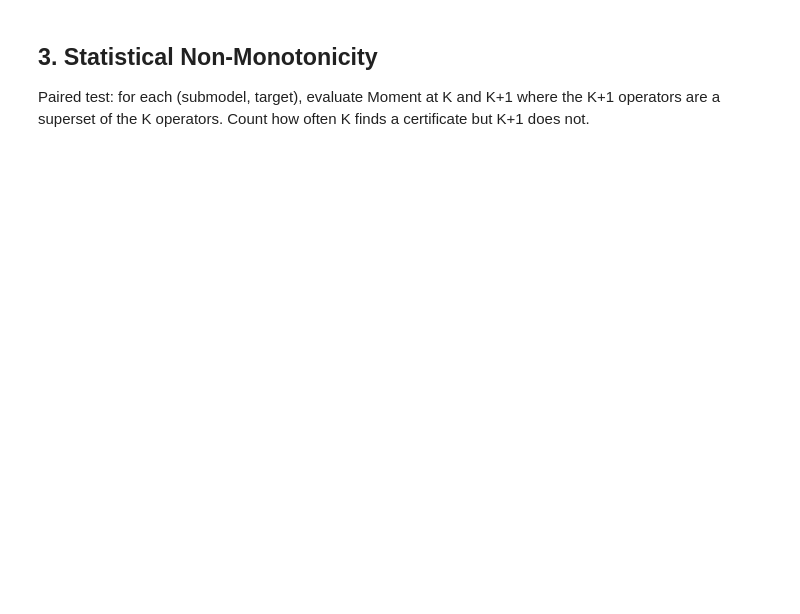
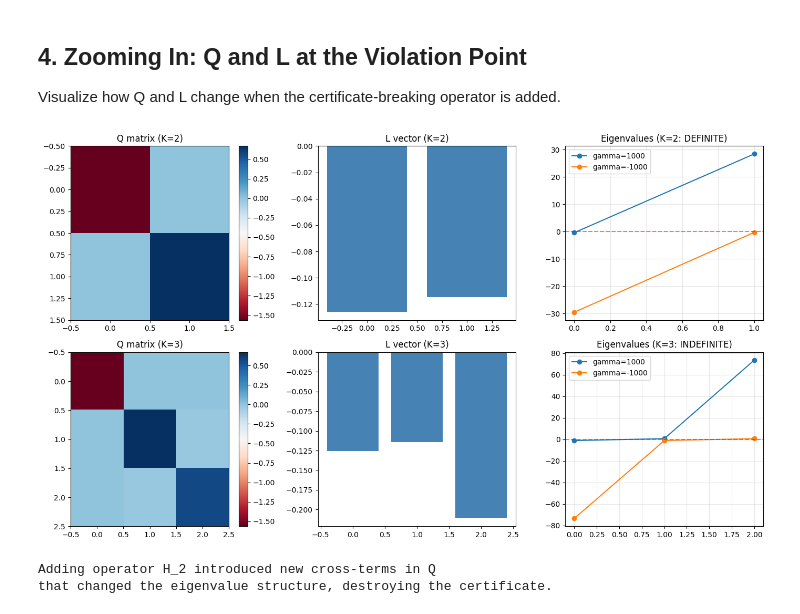
Before and after one commit to TomaszAnd/reachability, a Jupyter notebook: notebooks/moment_nonmonotonicity_analysis.ipynb, the cells around one changed output. Cells and saved outputs as stored; diff of their text form; code cells hidden in the pictures; blank space fills up the shorter version.

```diff
--- a/notebooks/moment_nonmonotonicity_analysis.ipynb
+++ b/notebooks/moment_nonmonotonicity_analysis.ipynb
@@ -133,6 +159,67 @@ else:
-# %% [markdown]
-## 3. Statistical Non-Monotonicity
-
-Paired test: for each (submodel, target), evaluate Moment at K and K+1 where the
-K+1 operators are a superset of the K operators. Count how often K finds a certificate
-but K+1 does not.
+# %% [markdown]
+## 4. Zooming In: Q and L at the Violation Point
+
+Visualize how Q and L change when the certificate-breaking operator is added.
+# %%
+if example_found:
+    # Find the violation K
+    K_good = None
+    for i in range(len(example_verdicts) - 1):
+        if example_verdicts[i] and not example_verdicts[i+1]:
+            K_good = i + 2
+            break
+    K_bad = K_good + 1
+
+    Q_good, L_good = compute_Q_L(example_hams[:K_good], phi, example_psi)
+    Q_bad, L_bad = compute_Q_L(example_hams[:K_bad], phi, example_psi)
+
+    fig, axes = plt.subplots(2, 3, figsize=(14, 8))
+
+    # K_good row
+    im = axes[0, 0].imshow(Q_good, cmap='RdBu', aspect='auto')
+    axes[0, 0].set_title(f'Q matrix (K={K_good})')
+    plt.colorbar(im, ax=axes[0, 0])
+
+    axes[0, 1].bar(range(K_good), L_good, color='steelblue')
+    axes[0, 1].set_title(f'L vector (K={K_good})')
+    axes[0, 1].axhline(0, color='k', linestyle='--', alpha=0.3)
+
+    for gamma in [1000, -1000]:
+        M = Q_good + gamma * np.outer(L_good, L_good)
+        eigvals = sorted(np.linalg.eigvalsh(M))
+        axes[0, 2].plot(range(len(eigvals)), eigvals, 'o-', label=f'gamma={gamma}')
+    axes[0, 2].axhline(0, color='r', linestyle='--', alpha=0.5)
+    axes[0, 2].set_title(f'Eigenvalues (K={K_good}: DEFINITE)')
+    axes[0, 2].legend()
+    axes[0, 2].grid(True, alpha=0.3)
+
+    # K_bad row
+    im = axes[1, 0].imshow(Q_bad, cmap='RdBu', aspect='auto')
+    axes[1, 0].set_title(f'Q matrix (K={K_bad})')
+    plt.colorbar(im, ax=axes[1, 0])
+
+    axes[1, 1].bar(range(K_bad), L_bad, color='steelblue')
+    axes[1, 1].set_title(f'L vector (K={K_bad})')
+    axes[1, 1].axhline(0, color='k', linestyle='--', alpha=0.3)
+
+    for gamma in [1000, -1000]:
+        M = Q_bad + gamma * np.outer(L_bad, L_bad)
+        eigvals = sorted(np.linalg.eigvalsh(M))
+        axes[1, 2].plot(range(len(eigvals)), eigvals, 'o-', label=f'gamma={gamma}')
+    axes[1, 2].axhline(0, color='r', linestyle='--', alpha=0.5)
+    axes[1, 2].set_title(f'Eigenvalues (K={K_bad}: INDEFINITE)')
+    axes[1, 2].legend()
+    axes[1, 2].grid(True, alpha=0.3)
+
+    plt.tight_layout()
+    plt.savefig('../fig/moment_Q_L_eigenvalues.png', dpi=150, bbox_inches='tight')
+    plt.show()
+
+    print(f"Adding operator H_{K_bad-1} introduced new cross-terms in Q")
+    print(f"that changed the eigenvalue structure, destroying the certificate.")
+else:
+    print("Skipped (no example found)")
+# %% [output]
+[figure, added]
+Adding operator H_2 introduced new cross-terms in Q
+that changed the eigenvalue structure, destroying the certificate.
```
Also changed, not shown: parts of 16 cells of this notebook, 10 other files.
